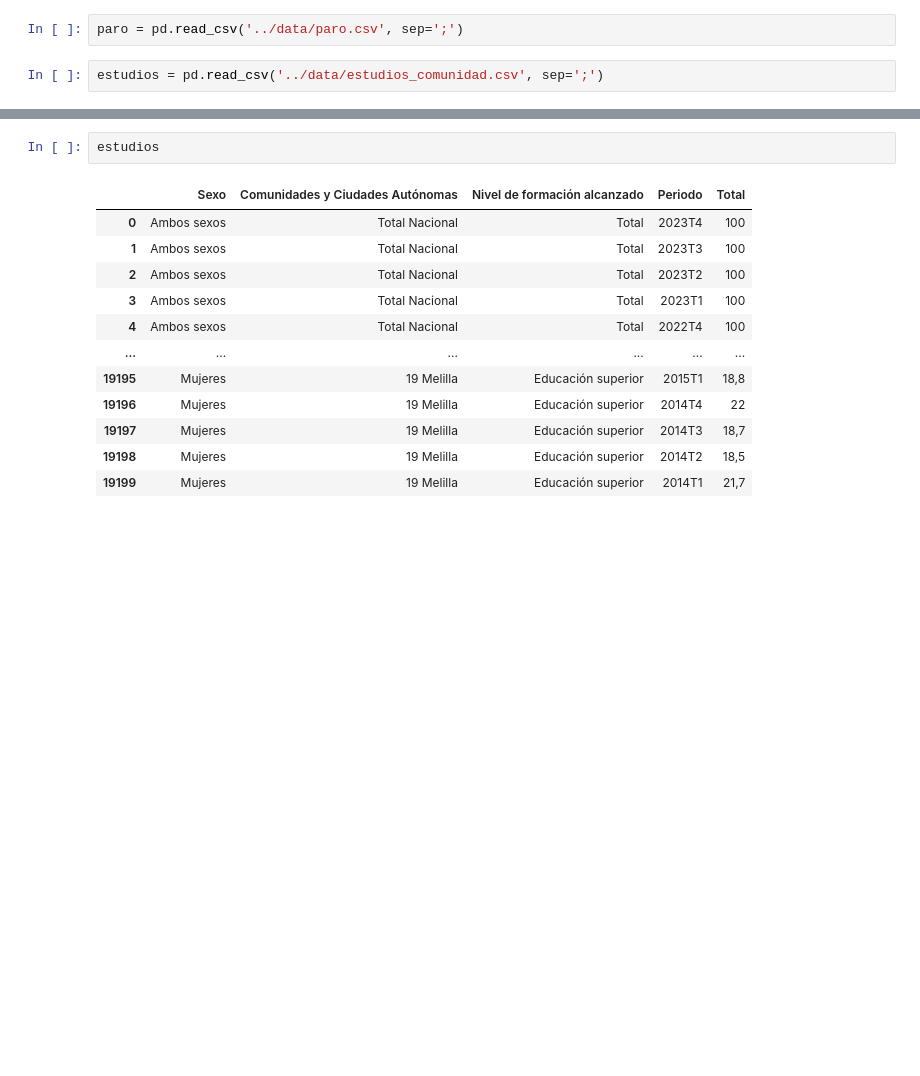
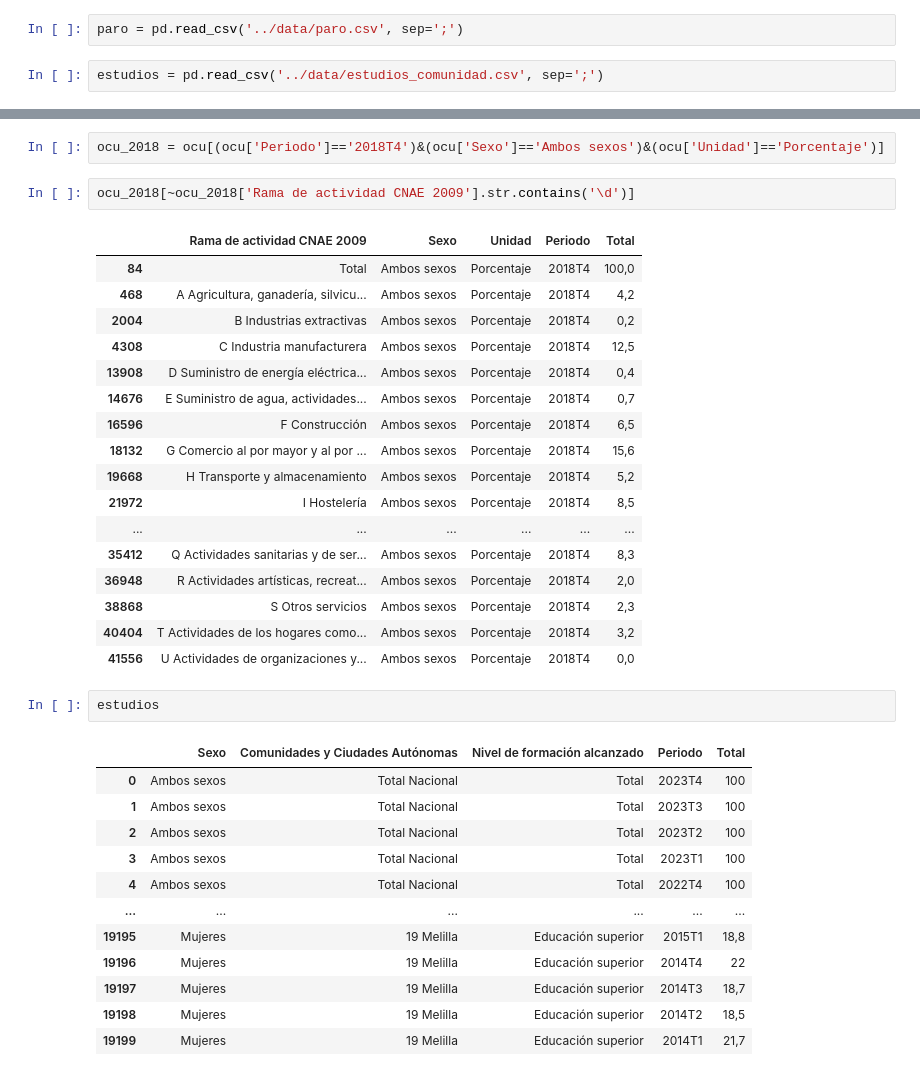
Before and after one commit to Gbau11/Empleo-Espa-a, a Jupyter notebook: code/paro_actividad.ipynb, the cells around one changed output, grey strips where cells are left out. Drawn from its saved outputs; the diff is of its cells as text; blank space fills up the shorter version.

```diff
--- a/code/paro_actividad.ipynb
+++ b/code/paro_actividad.ipynb
@@ -280,3 +357,25 @@ estudios = pd.read_csv('../data/estudios_comunidad.csv', sep=';')
+# %%
+ocu_2018 = ocu[(ocu['Periodo']=='2018T4')&(ocu['Sexo']=='Ambos sexos')&(ocu['Unidad']=='Porcentaje')]
+# %%
+ocu_2018[~ocu_2018['Rama de actividad CNAE 2009'].str.contains('\d')]
+# %% [output]
+|  | Rama de actividad CNAE 2009 | Sexo | Unidad | Periodo | Total |
+| 84 | Total | Ambos sexos | Porcentaje | 2018T4 | 100,0 |
+| 468 | A Agricultura, ganadería, silvicu... | Ambos sexos | Porcentaje | 2018T4 | 4,2 |
+| 2004 | B Industrias extractivas | Ambos sexos | Porcentaje | 2018T4 | 0,2 |
+| 4308 | C Industria manufacturera | Ambos sexos | Porcentaje | 2018T4 | 12,5 |
+| 13908 | D Suministro de energía eléctrica... | Ambos sexos | Porcentaje | 2018T4 | 0,4 |
+| 14676 | E Suministro de agua, actividades... | Ambos sexos | Porcentaje | 2018T4 | 0,7 |
+| 16596 | F Construcción | Ambos sexos | Porcentaje | 2018T4 | 6,5 |
+| 18132 | G Comercio al por mayor y al por ... | Ambos sexos | Porcentaje | 2018T4 | 15,6 |
+| 19668 | H Transporte y almacenamiento | Ambos sexos | Porcentaje | 2018T4 | 5,2 |
+| 21972 | I Hostelería | Ambos sexos | Porcentaje | 2018T4 | 8,5 |
+| ... | ... | ... | ... | ... | ... |
+| 35412 | Q Actividades sanitarias y de ser... | Ambos sexos | Porcentaje | 2018T4 | 8,3 |
+| 36948 | R Actividades artísticas, recreat... | Ambos sexos | Porcentaje | 2018T4 | 2,0 |
+| 38868 | S Otros servicios | Ambos sexos | Porcentaje | 2018T4 | 2,3 |
+| 40404 | T Actividades de los hogares como... | Ambos sexos | Porcentaje | 2018T4 | 3,2 |
+| 41556 | U Actividades de organizaciones y... | Ambos sexos | Porcentaje | 2018T4 | 0,0 |
 # %%
 estudios
 # %% [output]
```
Also changed, not shown: parts of 25 cells of this notebook, 3 other files.
